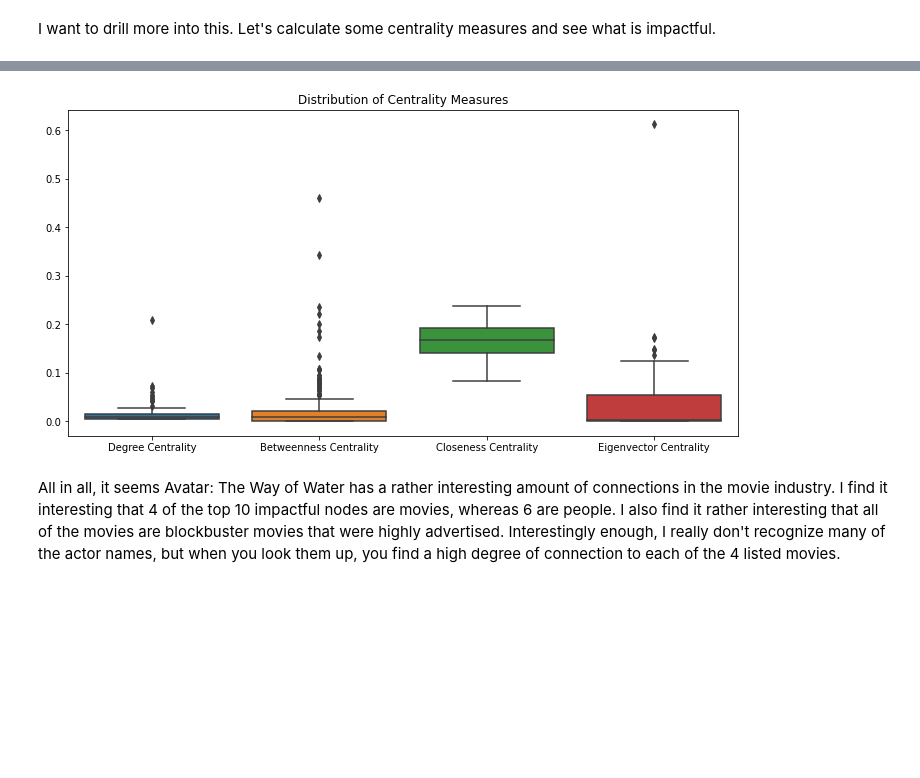
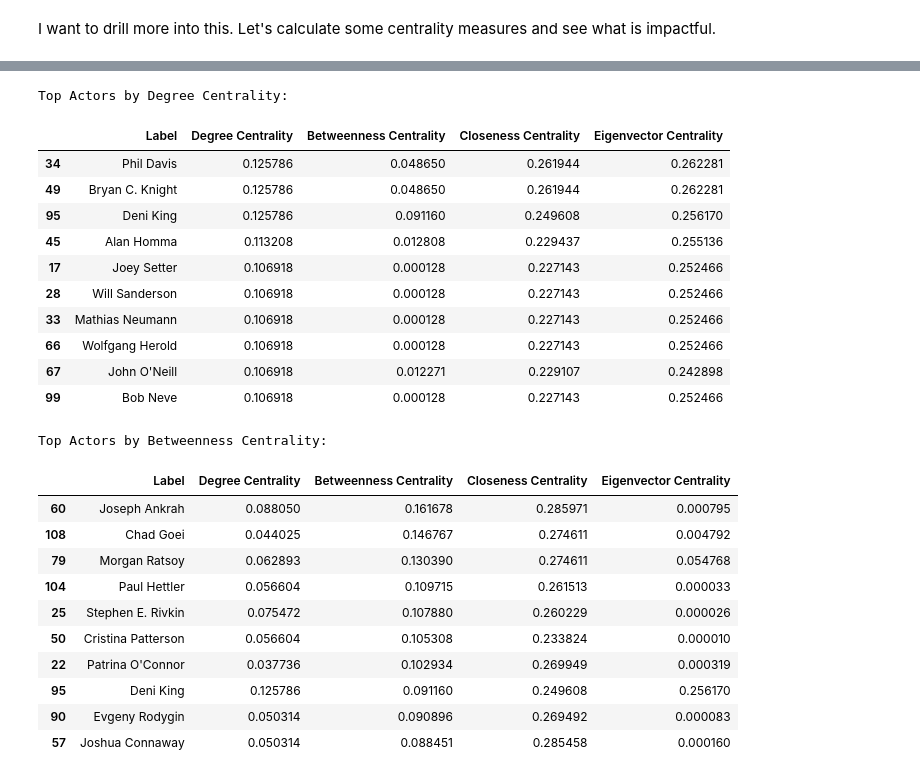
Before and after one commit to Amantux/Data-620, a Jupyter notebook: Project_2/Project 2-Alex Moyse.ipynb, the cells around one changed output, grey strips where cells are left out. Saved outputs shown, nothing was run; the diff lists cells and outputs as text; code cells hidden in the pictures; blank space fills up the shorter version.

```diff
--- a/Project_2/Project 2-Alex Moyse.ipynb
+++ b/Project_2/Project 2-Alex Moyse.ipynb
@@ -278,10 +310,32 @@ top_eigenvector_centrality
-# %%
-#Plot the various centrality measures
-plt.figure(figsize=(12, 6))
-sns.boxplot(data=centrality_df[['Degree Centrality', 'Betweenness Centrality', 'Closeness Centrality', 'Eigenvector Centrality']])
-plt.title("Distribution of Centrality Measures")
-plt.show()
-# %% [output]
-[figure, removed]
-# %% [markdown]
-All in all, it seems Avatar: The Way of Water has a rather interesting amount of connections in the movie industry. I find it interesting that 4 of the top 10 impactful nodes are movies, whereas 6 are people. I also find it rather interesting that all of the movies are blockbuster movies that were highly advertised. Interestingly enough, I really don't recognize many of the actor names, but when you look them up, you find a high degree of connection to each of the 4 listed movies.
+# %%
+print("\nTop Actors by Degree Centrality:")
+top_degree_centrality_actors
+# %% [output]
+Top Actors by Degree Centrality:
+|  | Label | Degree Centrality | Betweenness Centrality | Closeness Centrality | Eigenvector Centrality |
+| 34 | Phil Davis | 0.125786 | 0.048650 | 0.261944 | 0.262281 |
+| 49 | Bryan C. Knight | 0.125786 | 0.048650 | 0.261944 | 0.262281 |
+| 95 | Deni King | 0.125786 | 0.091160 | 0.249608 | 0.256170 |
+| 45 | Alan Homma | 0.113208 | 0.012808 | 0.229437 | 0.255136 |
+| 17 | Joey Setter | 0.106918 | 0.000128 | 0.227143 | 0.252466 |
+| 28 | Will Sanderson | 0.106918 | 0.000128 | 0.227143 | 0.252466 |
+| 33 | Mathias Neumann | 0.106918 | 0.000128 | 0.227143 | 0.252466 |
+| 66 | Wolfgang Herold | 0.106918 | 0.000128 | 0.227143 | 0.252466 |
+| 67 | John O'Neill | 0.106918 | 0.012271 | 0.229107 | 0.242898 |
+| 99 | Bob Neve | 0.106918 | 0.000128 | 0.227143 | 0.252466 |
+# %%
+print("\nTop Actors by Betweenness Centrality:")
+top_betweenness_centrality_actors
+# %% [output]
+Top Actors by Betweenness Centrality:
+|  | Label | Degree Centrality | Betweenness Centrality | Closeness Centrality | Eigenvector Centrality |
+| 60 | Joseph Ankrah | 0.088050 | 0.161678 | 0.285971 | 0.000795 |
+| 108 | Chad Goei | 0.044025 | 0.146767 | 0.274611 | 0.004792 |
+| 79 | Morgan Ratsoy | 0.062893 | 0.130390 | 0.274611 | 0.054768 |
+| 104 | Paul Hettler | 0.056604 | 0.109715 | 0.261513 | 0.000033 |
+| 25 | Stephen E. Rivkin | 0.075472 | 0.107880 | 0.260229 | 0.000026 |
+| 50 | Cristina Patterson | 0.056604 | 0.105308 | 0.233824 | 0.000010 |
+| 22 | Patrina O'Connor | 0.037736 | 0.102934 | 0.269949 | 0.000319 |
+| 95 | Deni King | 0.125786 | 0.091160 | 0.249608 | 0.256170 |
+| 90 | Evgeny Rodygin | 0.050314 | 0.090896 | 0.269492 | 0.000083 |
+| 57 | Joshua Connaway | 0.050314 | 0.088451 | 0.285458 | 0.000160 |
```
Also changed, not shown: parts of 28 cells of this notebook.
